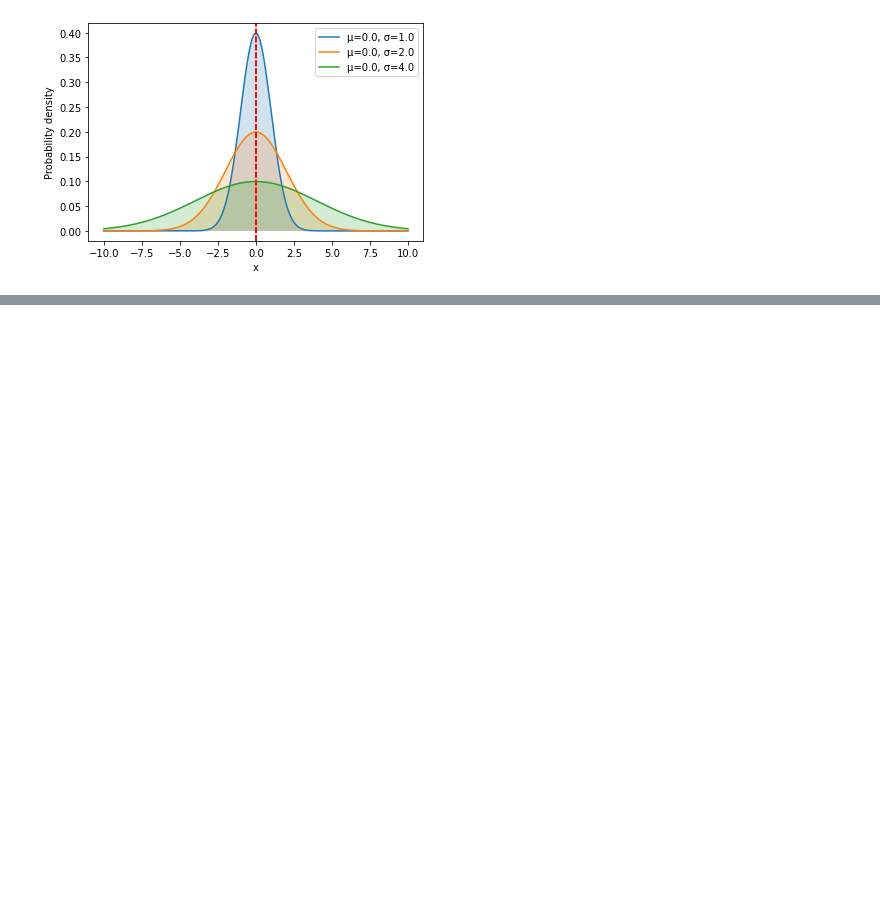
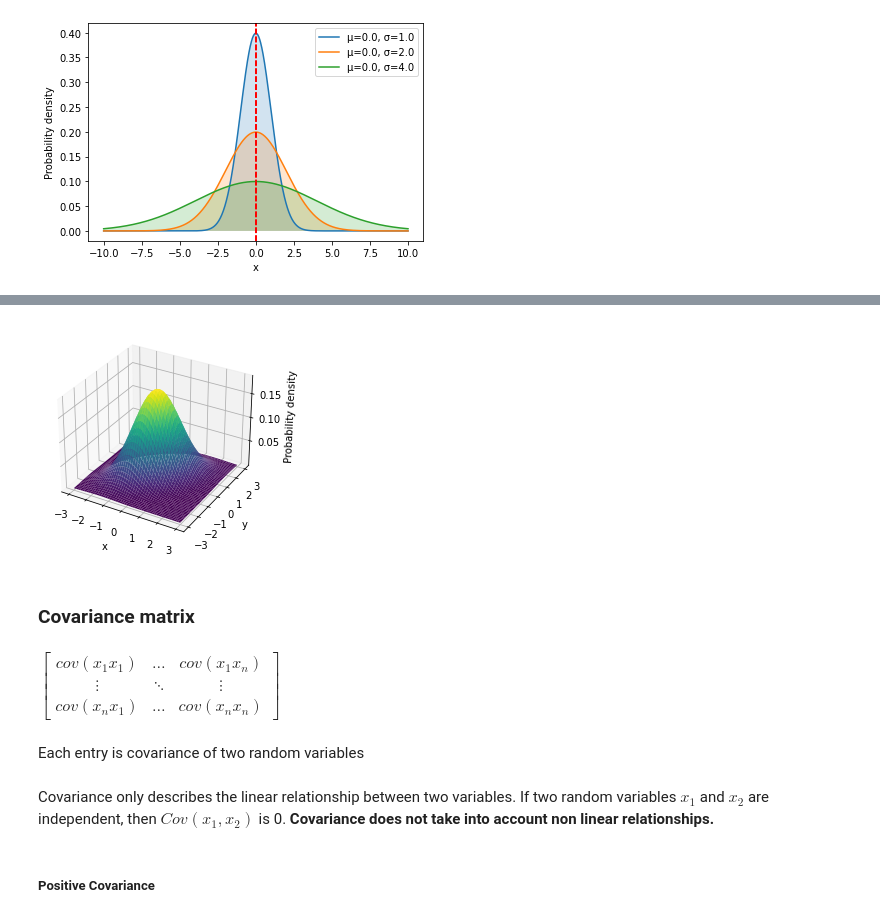
Before and after one commit to anuhyasuri/gaussiandistribution, a Jupyter notebook: distributions.ipynb, the cells around one changed output, grey strips where cells are left out. Cells and saved outputs as stored; diff of their text form; code cells hidden in the pictures; blank space fills up the shorter version.

Commit message:
Multivariate gaussian distribution

```diff
--- a/distributions.ipynb
+++ b/distributions.ipynb
@@ -84,0 +110,37 @@ for i in range(0,size_sigma):
+# %%
+def generate_multivariate_gaussian(mean, cov):
+    gaussian_dist = multivariate_normal(mean,cov)
+    x, y = np.mgrid[-3:3:0.01,-3:3:0.01]
+    pos = np.dstack((x, y))
+    z = gaussian_dist.pdf(pos)
+
+    fig = plt.figure()
+    ax = fig.add_subplot(111, projection='3d')
+#     ax.contour(x, y, z)
+    plt.xlabel("x")
+    plt.ylabel("y")
+    ax.set_zlabel('Probability density')
+#     plt.zlabel("Probability density")
+    ax.plot_surface(x,y,z,cmap='viridis')
+    plt.show()
+# %%
+mean = [0.0,0.0]
+cov = [[1.0,0.5], [0.5,1.0]]
+
+generate_multivariate_gaussian(mean, cov)
+# %% [output]
+[figure, added]
+# %% [markdown]
+### Covariance matrix
+# %% [markdown]
+$\begin{bmatrix}
+    cov(x_1x_1) & \dots  & cov(x_1x_n)\\
+    \vdots & \ddots & \vdots\\
+    cov(x_nx_1) & \dots  & cov(x_nx_n)
+    \end{bmatrix}$
+# %% [markdown]
+Each entry is covariance of two random variables
+# %% [markdown]
+Covariance only describes the linear relationship between two variables. If two random variables $x_1$ and $x_2$ are independent, then $Cov(x_1,x_2)$ is 0. **Covariance does not take into account non linear relationships.**
+# %% [markdown]
+##### Positive Covariance
```
Also changed, not shown: parts of 12 cells of this notebook.
